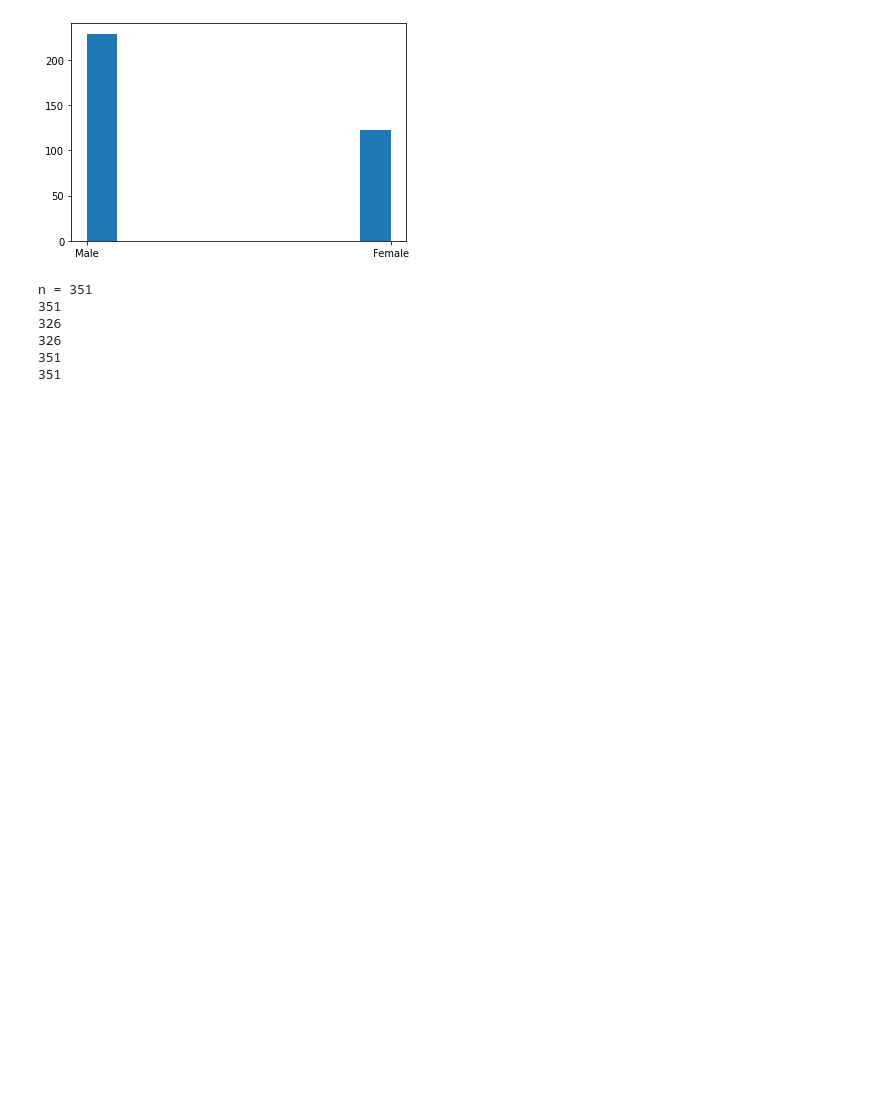
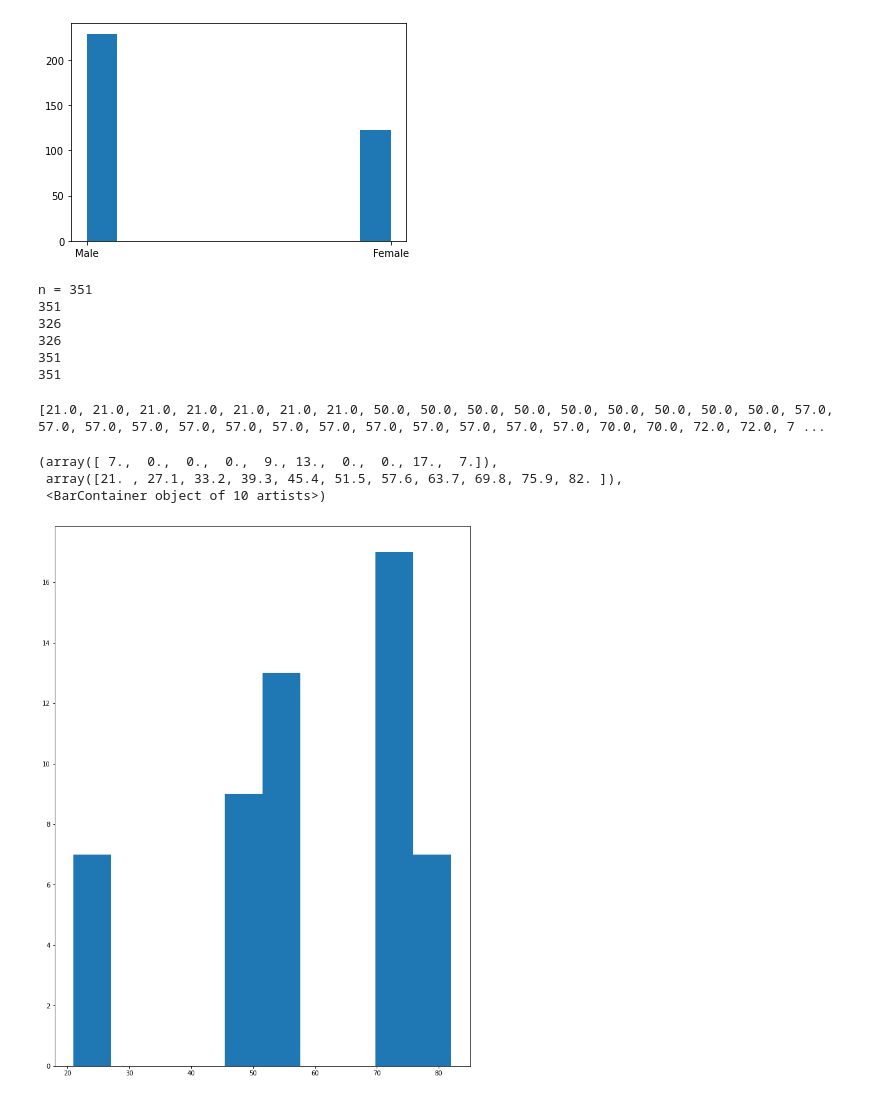
Before and after one commit to MikeyHV/KaggleHackTheHuman_2022, a Jupyter notebook: ipynbs/actualDataExploration.ipynb, the cells around one changed output. Drawn from its saved outputs; the diff is of its cells as text; code cells hidden in the pictures; blank space fills up the shorter version.

```diff
--- a/ipynbs/actualDataExploration.ipynb
+++ b/ipynbs/actualDataExploration.ipynb
@@ -156,3 +169,17 @@ n = 351
 326
 351
 351
+# %%
+qq = list(training[temp]["age"])
+qq.sort()
+print(qq)
+# %% [output]
+[21.0, 21.0, 21.0, 21.0, 21.0, 21.0, 21.0, 50.0, 50.0, 50.0, 50.0, 50.0, 50.0, 50.0, 50.0, 50.0, 57.0, 57.0, 57.0, 57.0, 57.0, 57.0, 57.0, 57.0, 57.0, 57.0, 57.0, 57.0, 57.0, 70.0, 70.0, 72.0, 72.0, 7 ...
+# %%
+temp = training["organ"] == "spleen"
+plt.hist(list(training[temp]["age"]))
+# %% [output]
+(array([ 7.,  0.,  0.,  0.,  9., 13.,  0.,  0., 17.,  7.]),
+ array([21. , 27.1, 33.2, 39.3, 45.4, 51.5, 57.6, 63.7, 69.8, 75.9, 82. ]),
+ <BarContainer object of 10 artists>)
+[figure, added]
```
Also changed, not shown: parts of 20 cells of this notebook.
